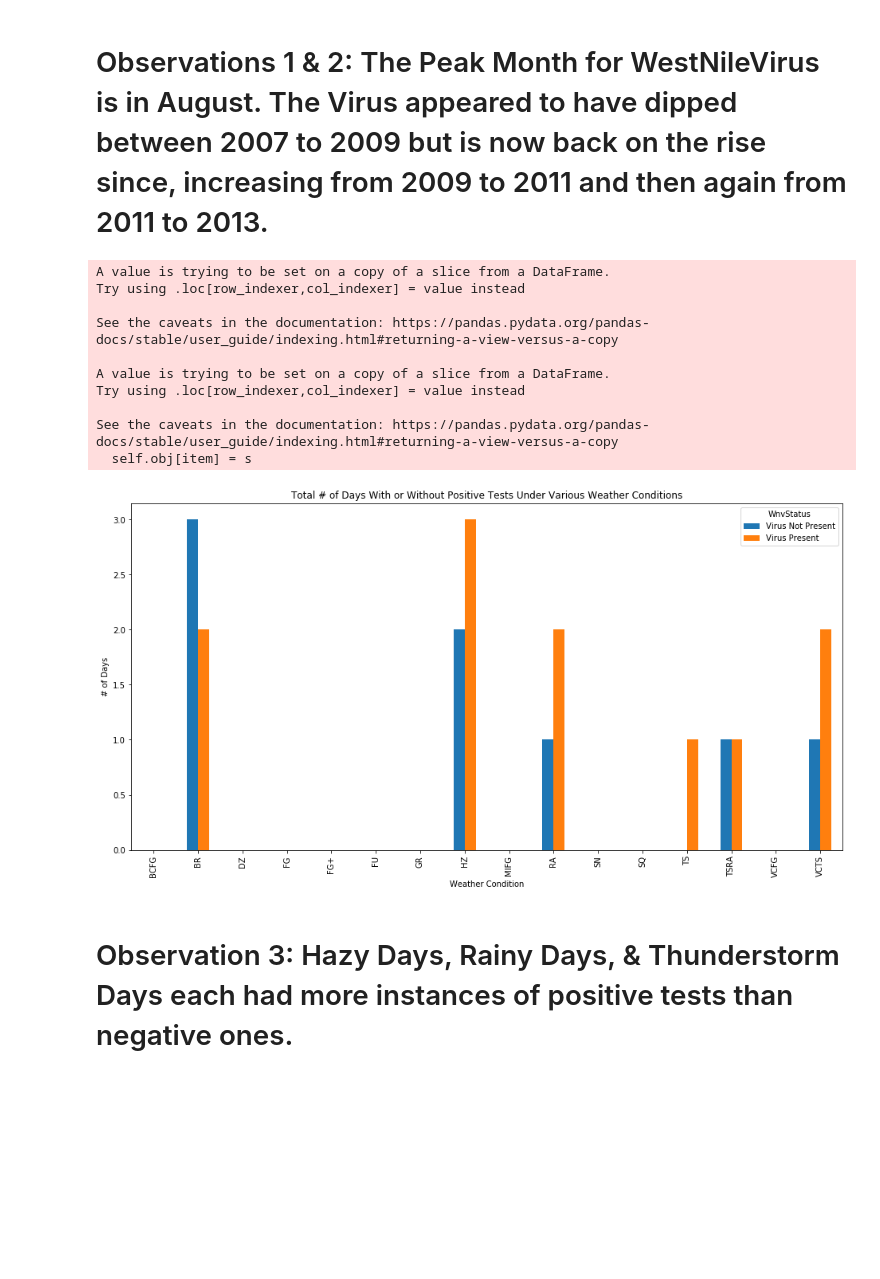
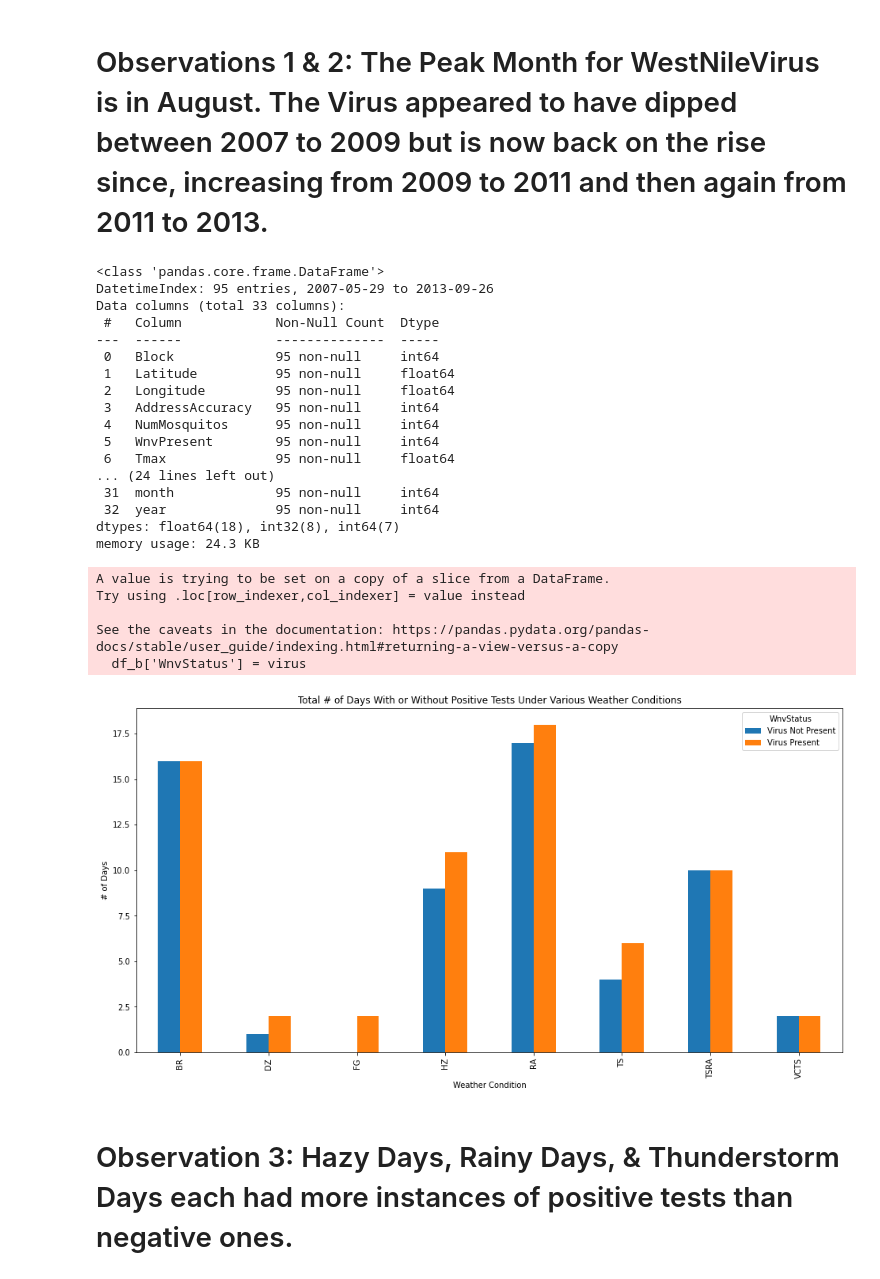
Before and after one commit to jasonhua805/WestNileVirus, a Jupyter notebook: Capstone 2 - Data Wrangling and EDA.ipynb, the cells around one changed output. Saved outputs shown, nothing was run; the diff lists cells and outputs as text; code cells hidden in the pictures; blank space fills up the shorter version.

```diff
--- a/Capstone 2 - Data Wrangling and EDA.ipynb
+++ b/Capstone 2 - Data Wrangling and EDA.ipynb
@@ -402,6 +420,6 @@ df_m2['Longitude'] = df_m2['Longitude'].round(4)
 df_final = pd.merge(df_m2,spray2,how='left',on=['Latitude','Longitude'])
 df_final.rename(columns={'Date_x':'Date'},inplace=True)
 df_final['Date'] = pd.to_datetime(df_final['Date'],errors='coerce')
-df_final.drop(columns=['Date_y'],inplace=True)
-df_final
+df_final.drop(columns=['Date_y','CodeSumSplit'],inplace=True)
+df_final.sum()
 # %% [output]
@@ -420,0 +445,2 @@ df_final
+# %%
+df_final.drop(columns=['BCFG','FG+','FU','GR','MIFG','SN','SQ','VCFG'],inplace=True)
@@ -494,8 +539,28 @@ plt.show();
 [figure]
 # %% [markdown]
 # Observations 1 & 2: The Peak Month for WestNileVirus is in August. The Virus appeared to have dipped between 2007 to 2009 but is now back on the rise since, increasing from 2009 to 2011 and then again from 2011 to 2013.
+# %%
+df_agg.info()
+# %% [output]
+<class 'pandas.core.frame.DataFrame'>
+DatetimeIndex: 95 entries, 2007-05-29 to 2013-09-26
+Data columns (total 33 columns):
+ #   Column            Non-Null Count  Dtype
+---  ------            --------------  -----
+ 0   Block             95 non-null     int64
+ 1   Latitude          95 non-null     float64
+ 2   Longitude         95 non-null     float64
+ 3   AddressAccuracy   95 non-null     int64
+ 4   NumMosquitos      95 non-null     int64
+ 5   WnvPresent        95 non-null     int64
+ 6   Tmax              95 non-null     float64
+... (24 lines left out)
+ 31  month             95 non-null     int64
+ 32  year              95 non-null     int64
+dtypes: float64(18), int32(8), int64(7)
+memory usage: 24.3 KB
 # %%
-df_b = df_agg.iloc[:,np.r_[5,21:37]]
+df_b = df_agg.iloc[:,np.r_[5,21:29]]
 virus = []
 for i in range(len(df_b)):
     if df_b['WnvPresent'][i] > 0:
@@ -503,11 +568,10 @@ for i in range(len(df_b)):
     else:
         virus.append('Virus Not Present')
 df_b['WnvStatus'] = virus
-df_c = df_b.groupby('WnvStatus').head()
-for i in range(len(df_c.columns[1:])):
-    for j in range(len(df_c)):
-        if df_c.iloc[j,i] > 0:
-            df_c.iloc[j,i] = 1
+for i in range(len(df_b.columns[1:])):
+    for j in range(len(df_b)):
+        if df_b.iloc[j,i] > 0:
+            df_b.iloc[j,i] = 1
         else:
             pass
 # %% [output]
@@ -515,21 +579,16 @@ A value is trying to be set on a copy of a slice from a DataFrame.
 Try using .loc[row_indexer,col_indexer] = value instead
 
 See the caveats in the documentation: https://pandas.pydata.org/pandas-docs/stable/user_guide/indexing.html#returning-a-view-versus-a-copy
-
-A value is trying to be set on a copy of a slice from a DataFrame.
-Try using .loc[row_indexer,col_indexer] = value instead
-
-See the caveats in the documentation: https://pandas.pydata.org/pandas-docs/stable/user_guide/indexing.html#returning-a-view-versus-a-copy
-  self.obj[item] = s
+  df_b['WnvStatus'] = virus
 # %%
 plt.rcParams["figure.figsize"] = (16,8)
-df_c.groupby('WnvStatus').sum().iloc[:,1:].T.plot.bar()
+df_b.groupby('WnvStatus').sum().iloc[:,1:].T.plot.bar()
 plt.xlabel('Weather Condition')
 plt.ylabel('# of Days')
 plt.title('Total # of Days With or Without Positive Tests Under Various Weather Conditions')
 plt.show();
 # %% [output]
-[figure, old version]
+[figure, new version]
 # %% [markdown]
 # Observation 3: Hazy Days, Rainy Days, & Thunderstorm Days each had more instances of positive tests than negative ones.
 # %%
```
Also changed, not shown: parts of 16 cells of this notebook, 2 other files.
